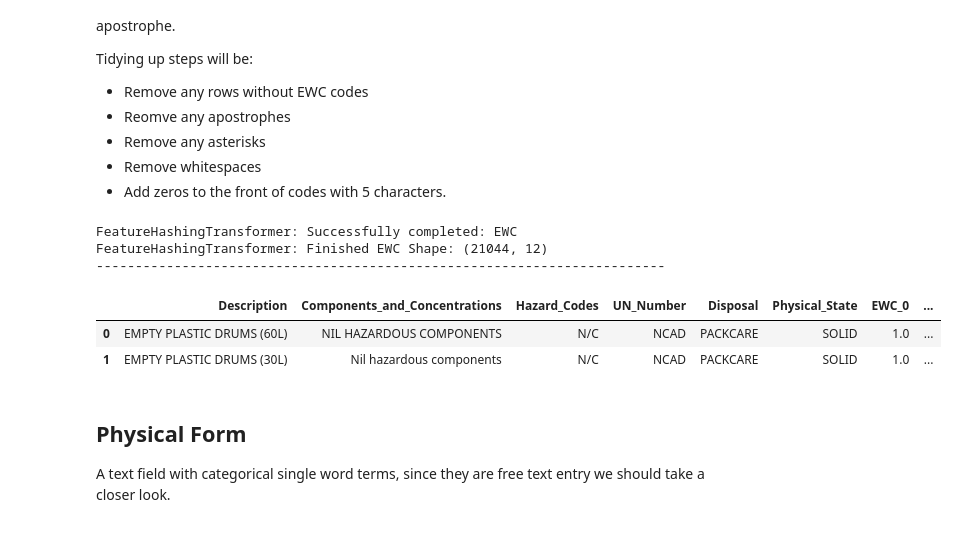
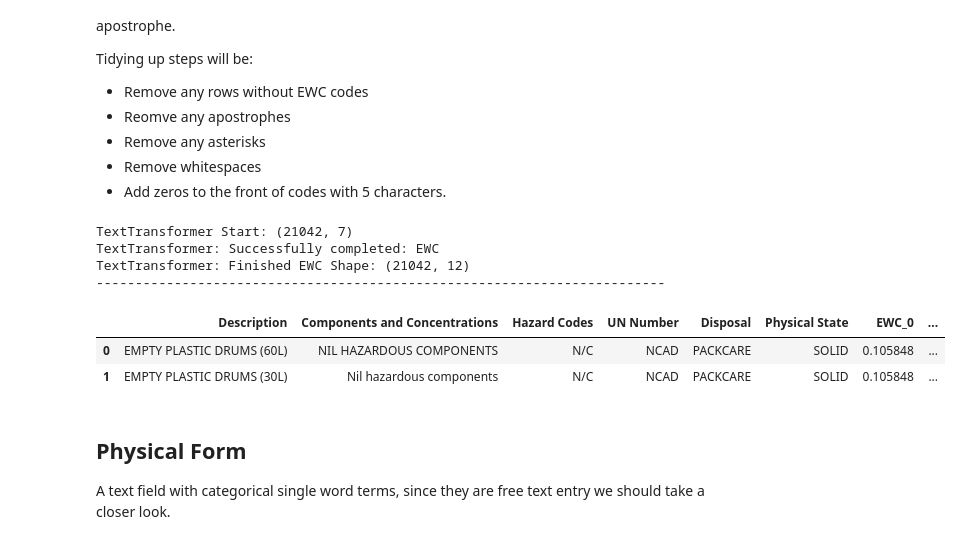
Before and after one commit to gertLush/DisposalPrediction, a Jupyter notebook: Disposal_Prediction1.ipynb, the cells around one changed output. Drawn from its saved outputs; the diff is of its cells as text; code cells hidden in the pictures.

```diff
--- a/Disposal_Prediction1.ipynb
+++ b/Disposal_Prediction1.ipynb
@@ -152,7 +178,7 @@ class CleanColumnNamesTransformer(BaseEstimator, TransformerMixin):
         return self
 
     def transform(self, X):
-        X.columns = X.columns.str.strip().str.replace(' ', '_')
+        X.columns = X.columns.str.strip() #.str.replace(' ', '_')
         return X
 # %%
 # Define the ColumnTrimmer class
@@ -177,7 +203,8 @@ class ColumnTrimmer(BaseEstimator, TransformerMixin):
 
         # Filter the labels for those where In/Out == IN
         features = lb[lb['In/Out']=='IN'].astype('str')
-        self.columns_to_keep = [col.strip().replace(' ', '_') for col in features['Column'].values]
+        self.columns_to_keep = [col.strip() for col in features['Column'].values]
+        #self.columns_to_keep = [col.strip().replace(' ', '_') for col in features['Column'].values]
 
         # Select only specified columns
         if self.columns_to_keep is not None and any(self.columns_to_keep):
@@ -185,7 +212,7 @@ class ColumnTrimmer(BaseEstimator, TransformerMixin):
         else:
             transformed_df = X
 
-        print(f'ColumnTrimmer: After trimming {len(transformed_df.columns)} columns remain.  {features.Column.values}')
+        print(f'ColumnTrimmer: After trimming {len(transformed_df.columns)} columns remain.')
         print(f'ColumnTrimmer: {transformed_df.shape}')
         return transformed_df
 # %%
@@ -465,12 +592,13 @@ class FeatureHashingTransformer(BaseEstimator, TransformerMixin):
 # %%
 # An estimator for transforming text
 class TextTransformer(BaseEstimator, TransformerMixin):
-    def __init__(self, column_name='', isalpha=True, vector_size=100, window=10, min_count=1, sg=0):
+    def __init__(self, column_name='', isalpha=True, vector_size=100, window=10, min_count=1, sg=1):
         self.column_name = column_name
         self.isalpha = isalpha
         self.vector_size = vector_size
         self.window = window
         self.min_count = min_count
+        self.column_name = column_name
         self.sg = sg
 
     def fit(self, X, y=None):
@@ -478,15 +606,31 @@ class TextTransformer(BaseEstimator, TransformerMixin):
 
     def transform(self, X):
         transformed_data = pd.DataFrame()
+        print(f'TextTransformer Start: {X.shape}')
+        # For EWC codes only
+        def add_zero_to_five_length_items(column):
+            modified_column = [item if len(item) != 5 else '0' + item for item in column]
+            return modified_column
+
         try:
+            if(self.column_name=='EWC'):
+                # Remove rows where the length of the 'EWC' column is less than 5
+                X = X[X[self.column_name].apply(lambda x: len(str(x)) >= 5) & X[self.column_name].notnull()]
+                # Add zeros to front of EWCs
+                X[self.column_name] = add_zero_to_five_length_items(X.EWC.values.astype('str'))
+
+            if(self.column_name=='Components and Concentrations'):
+                X[self.column_name].fillna('As List', inplace=True)
+
             # Build a dataframe for vector representations
             txt_vectors_df = self.vectorise(X)
 
-            # Remove the encoded column
+            # Remove the encoded column, reset indexing
             X = X.drop(self.column_name, axis=1)
+            X.reset_index(drop=True, inplace=True)
 
             # Add the encoded columns
-            transformed_data = pd.concat([X,txt_vectors_df], axis=1)
+            X = pd.concat([X, txt_vectors_df], axis=1)
 
         except Exception as e:
             # Handle any other exceptions
@@ -495,9 +639,9 @@ class TextTransformer(BaseEstimator, TransformerMixin):
             # Code to execute if no exception is raised
             print(f"TextTransformer: Successfully completed: {self.column_name}")
         finally:
-            print(f'TextTransformer: Finished {self.column_name} Shape: {transformed_data.shape}')
+            print(f'TextTransformer: Finished {self.column_name} Shape: {X.shape}')
             print('-------------------------------------------------------------------------')
-        return transformed_data
+        return X
 
     # Split sentences into lists of preprocessed words and remove any unhelpful terms.
     def preprocess_sentence(self, text):
@@ -608,27 +786,33 @@ Tidying up steps will be:
 # %%
 # Redefine params
 ewc_params = {
     'et__column_name': 'EWC',
-    'et__num_vec': 6
+    'et__isalpha': False,
+    'et__vector_size': 6,
+    'et__window': 10,
+    'et__min_count': 1,
+    'et__sg': 1
 }
 
 # Create a pipeline to build a model
 ewc_pipe = Pipeline([
-    ('et', FeatureHashingTransformer())
+    ('et', TextTransformer())
+    #('et', FeatureHashingTransformer())
 ])
 
 ewc_pipe.set_params(**ewc_params)
 
 # Re-run the pipeline with new estimators
 ewc_trim = ewc_pipe.fit_transform(ct_trim)
 ewc_trim.head(2)
 # %% [output]
-FeatureHashingTransformer: Successfully completed: EWC
-FeatureHashingTransformer: Finished EWC Shape: (21044, 12)
+TextTransformer Start: (21042, 7)
+TextTransformer: Successfully completed: EWC
+TextTransformer: Finished EWC Shape: (21042, 12)
 -------------------------------------------------------------------------
-|  | Description | Components_and_Concentrations | Hazard_Codes | UN_Number | Disposal | Physical_State | EWC_0 | ... |
-| 0 | EMPTY PLASTIC DRUMS (60L) | NIL HAZARDOUS COMPONENTS | N/C | NCAD | PACKCARE | SOLID | 1.0 | ... |
-| 1 | EMPTY PLASTIC DRUMS (30L) | Nil hazardous components | N/C | NCAD | PACKCARE | SOLID | 1.0 | ... |
+|  | Description | Components and Concentrations | Hazard Codes | UN Number | Disposal | Physical State | EWC_0 | ... |
+| 0 | EMPTY PLASTIC DRUMS (60L) | NIL HAZARDOUS COMPONENTS | N/C | NCAD | PACKCARE | SOLID | 0.105848 | ... |
+| 1 | EMPTY PLASTIC DRUMS (30L) | Nil hazardous components | N/C | NCAD | PACKCARE | SOLID | 0.105848 | ... |
 # %% [markdown]
 ## Physical Form
 
```
Also changed, not shown: parts of 69 cells of this notebook, 2 other files.
